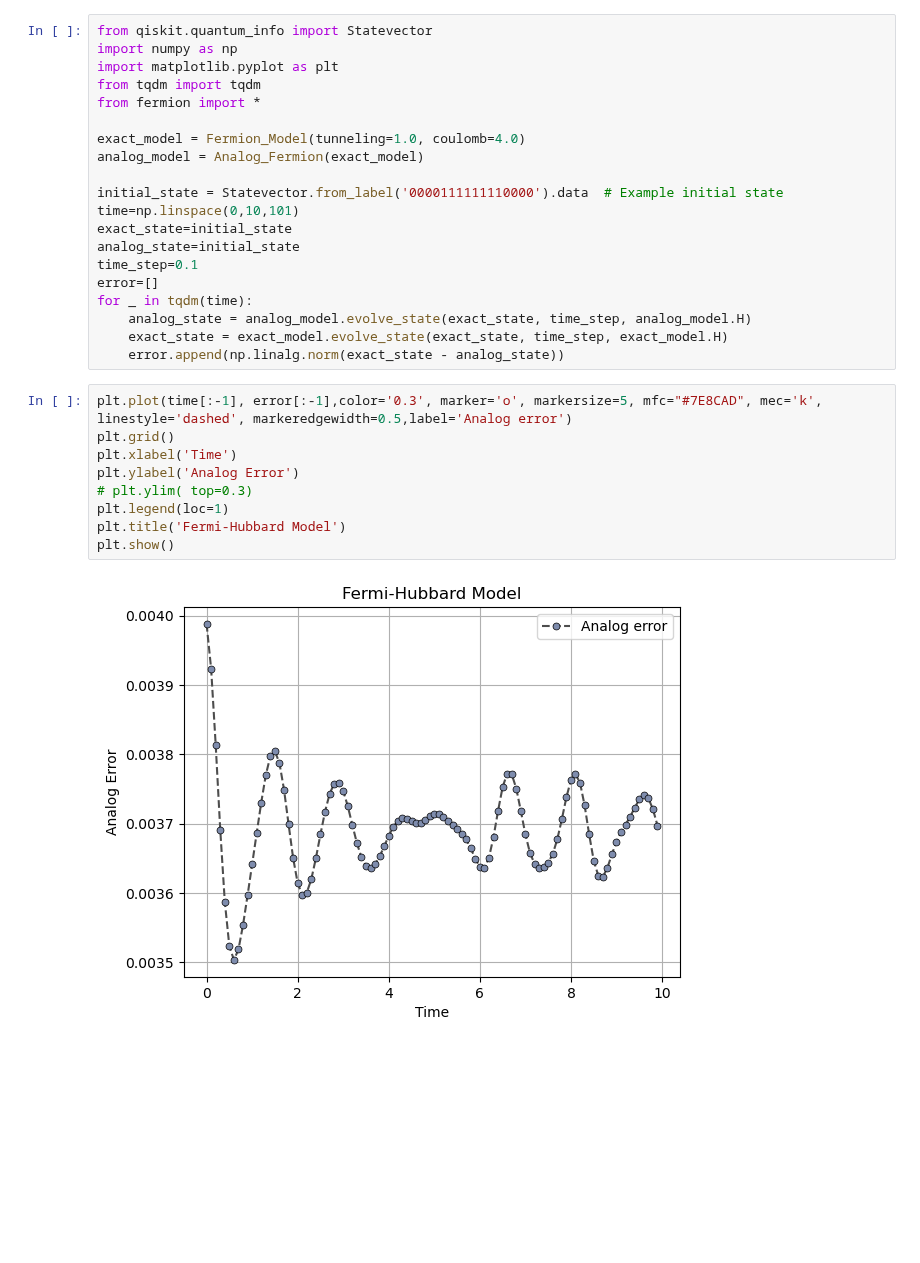
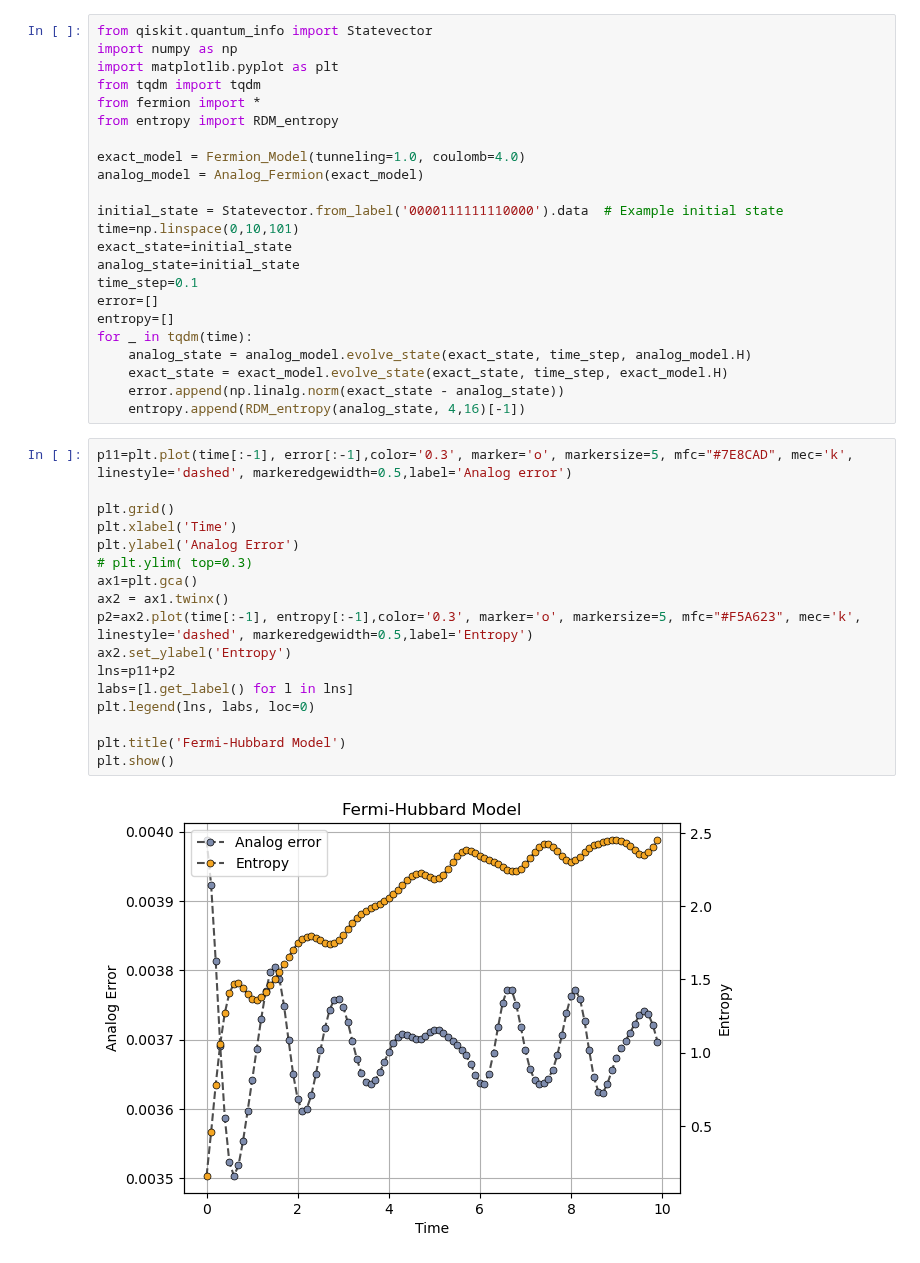
Before and after one commit to minidas/Entanglement-Induced-Resilience-of-Quantum-Dynamics, a Jupyter notebook: fermionic.ipynb, the cells around one changed output. Drawn from its saved outputs; the diff is of its cells as text; blank space fills up the shorter version.

```diff
--- a/fermionic.ipynb
+++ b/fermionic.ipynb
@@ -4,6 +4,7 @@ import numpy as np
 import matplotlib.pyplot as plt
 from tqdm import tqdm
 from fermion import *
+from entropy import RDM_entropy
 
 exact_model = Fermion_Model(tunneling=1.0, coulomb=4.0)
 analog_model = Analog_Fermion(exact_model)
@@ -14,18 +15,28 @@ exact_state=initial_state
 analog_state=initial_state
 time_step=0.1
 error=[]
+entropy=[]
 for _ in tqdm(time):
     analog_state = analog_model.evolve_state(exact_state, time_step, analog_model.H)
     exact_state = exact_model.evolve_state(exact_state, time_step, exact_model.H)
     error.append(np.linalg.norm(exact_state - analog_state))
+    entropy.append(RDM_entropy(analog_state, 4,16)[-1])
 # %%
-plt.plot(time[:-1], error[:-1],color='0.3', marker='o', markersize=5, mfc="#7E8CAD", mec='k', linestyle='dashed', markeredgewidth=0.5,label='Analog error')
+p11=plt.plot(time[:-1], error[:-1],color='0.3', marker='o', markersize=5, mfc="#7E8CAD", mec='k', linestyle='dashed', markeredgewidth=0.5,label='Analog error')
+
 plt.grid()
 plt.xlabel('Time')
 plt.ylabel('Analog Error')
 # plt.ylim( top=0.3)
-plt.legend(loc=1)
+ax1=plt.gca()
+ax2 = ax1.twinx()
+p2=ax2.plot(time[:-1], entropy[:-1],color='0.3', marker='o', markersize=5, mfc="#F5A623", mec='k', linestyle='dashed', markeredgewidth=0.5,label='Entropy')
+ax2.set_ylabel('Entropy')
+lns=p11+p2
+labs=[l.get_label() for l in lns]
+plt.legend(lns, labs, loc=0)
+
 plt.title('Fermi-Hubbard Model')
 plt.show()
 # %% [output]
-[figure, old version]
+[figure, new version]
```
Also changed, not shown: 5 other files.
